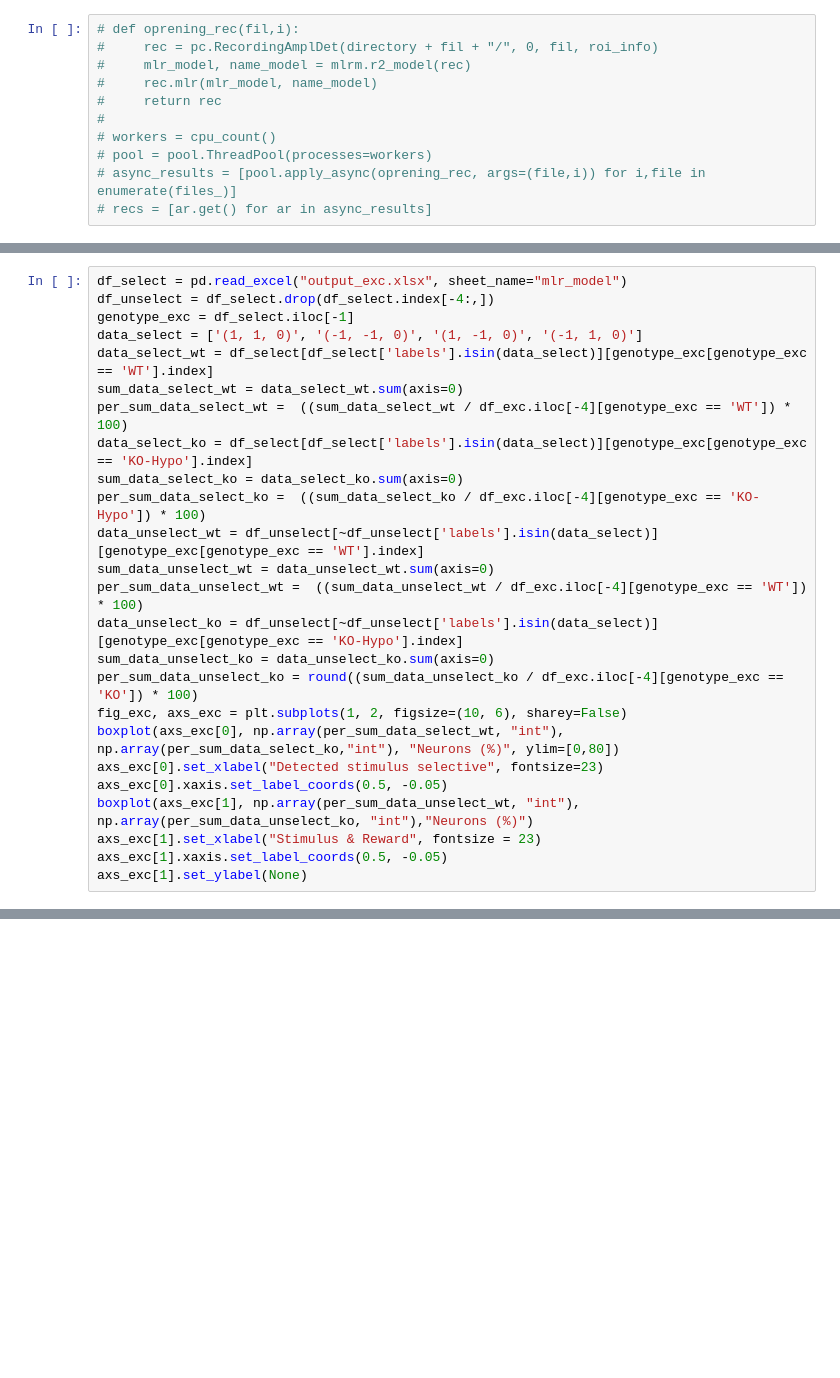
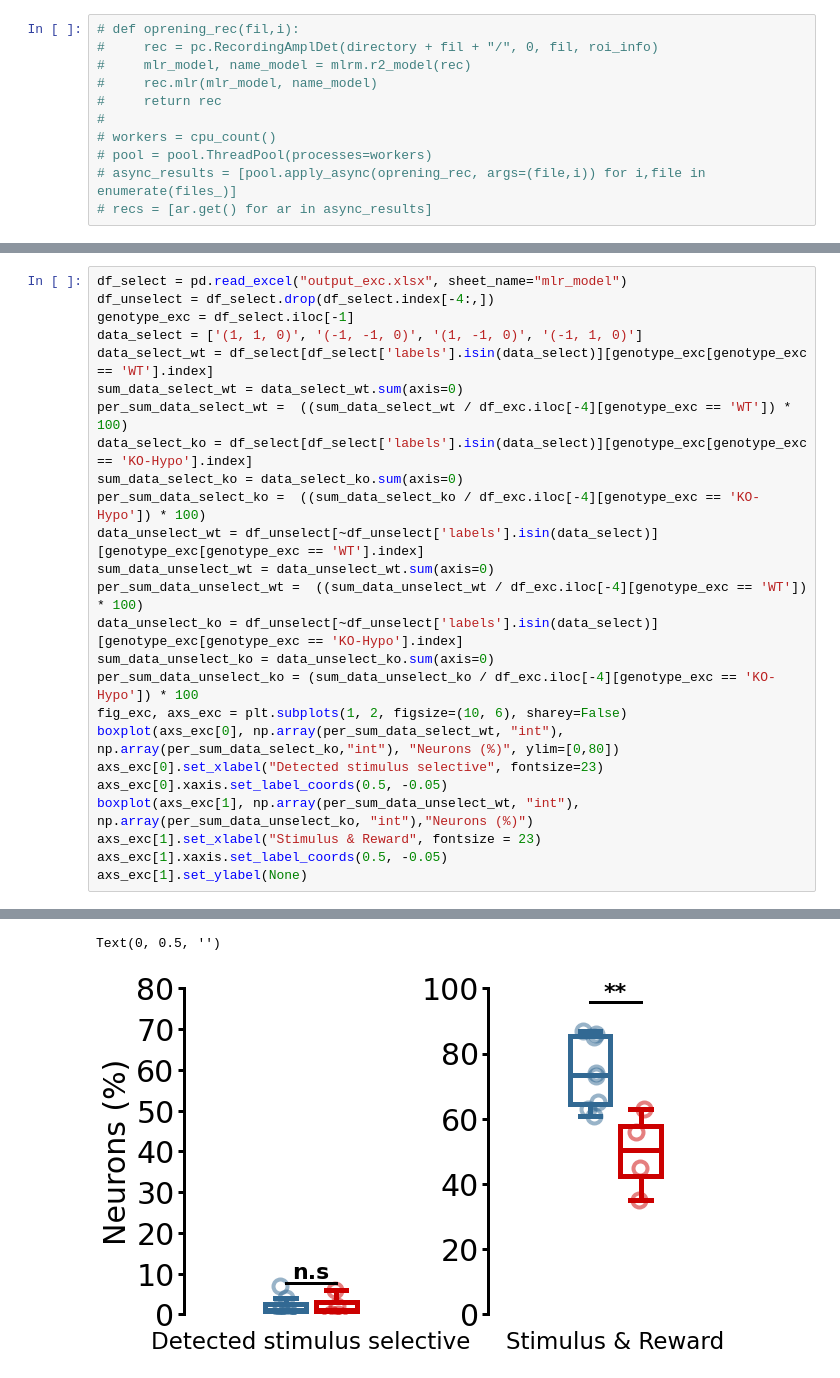
Before and after one commit to OuraniaSem/Percephone, a Jupyter notebook: Figures/mlr_output.ipynb, the cells around one changed output, grey strips where cells are left out. Drawn from its saved outputs; the diff is of its cells as text; blank space fills up the shorter version.

```diff
--- a/Figures/mlr_output.ipynb
+++ b/Figures/mlr_output.ipynb
@@ -166,7 +214,7 @@ sum_data_unselect_wt = data_unselect_wt.sum(axis=0)
 per_sum_data_unselect_wt =  ((sum_data_unselect_wt / df_exc.iloc[-4][genotype_exc == 'WT']) * 100)
 data_unselect_ko = df_unselect[~df_unselect['labels'].isin(data_select)][genotype_exc[genotype_exc == 'KO-Hypo'].index]
 sum_data_unselect_ko = data_unselect_ko.sum(axis=0)
-per_sum_data_unselect_ko = round((sum_data_unselect_ko / df_exc.iloc[-4][genotype_exc == 'KO']) * 100)
+per_sum_data_unselect_ko = (sum_data_unselect_ko / df_exc.iloc[-4][genotype_exc == 'KO-Hypo']) * 100
 fig_exc, axs_exc = plt.subplots(1, 2, figsize=(10, 6), sharey=False)
 boxplot(axs_exc[0], np.array(per_sum_data_select_wt, "int"), np.array(per_sum_data_select_ko,"int"), "Neurons (%)", ylim=[0,80])
 axs_exc[0].set_xlabel("Detected stimulus selective", fontsize=23)
@@ -175,3 +223,4 @@ boxplot(axs_exc[1], np.array(per_sum_data_unselect_wt, "int"), np.array(per_sum_
 axs_exc[1].set_xlabel("Stimulus & Reward", fontsize = 23)
 axs_exc[1].xaxis.set_label_coords(0.5, -0.05)
 axs_exc[1].set_ylabel(None)
+# %% [output]
@@ -178,3 +237,5 @@ axs_exc[1].set_ylabel(None)
+Text(0, 0.5, '')
+[figure, added]
 # %%
 df_select_inh = pd.read_excel("output_inh.xlsx", sheet_name="mlr_model")
 df_unselect_inh = df_select_inh.drop(df_select_inh.index[-4:,])
```
Also changed, not shown: parts of 6 cells of this notebook.
